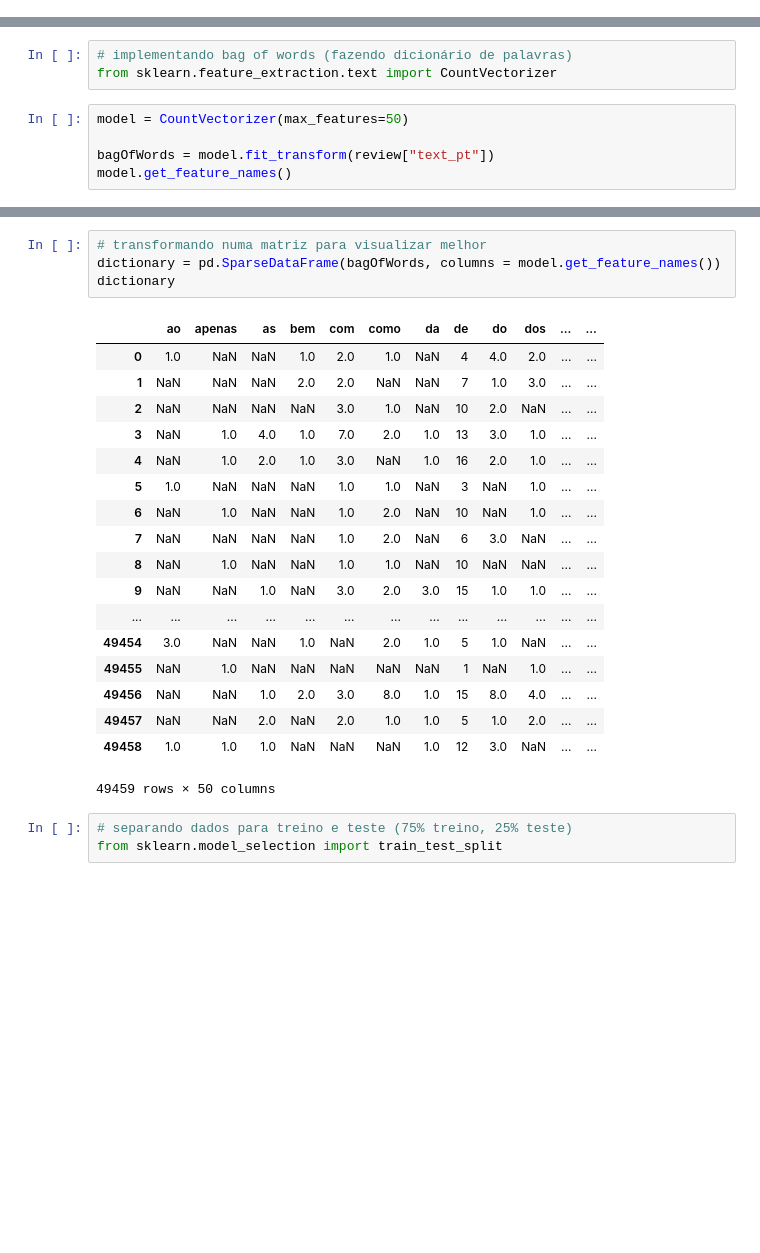
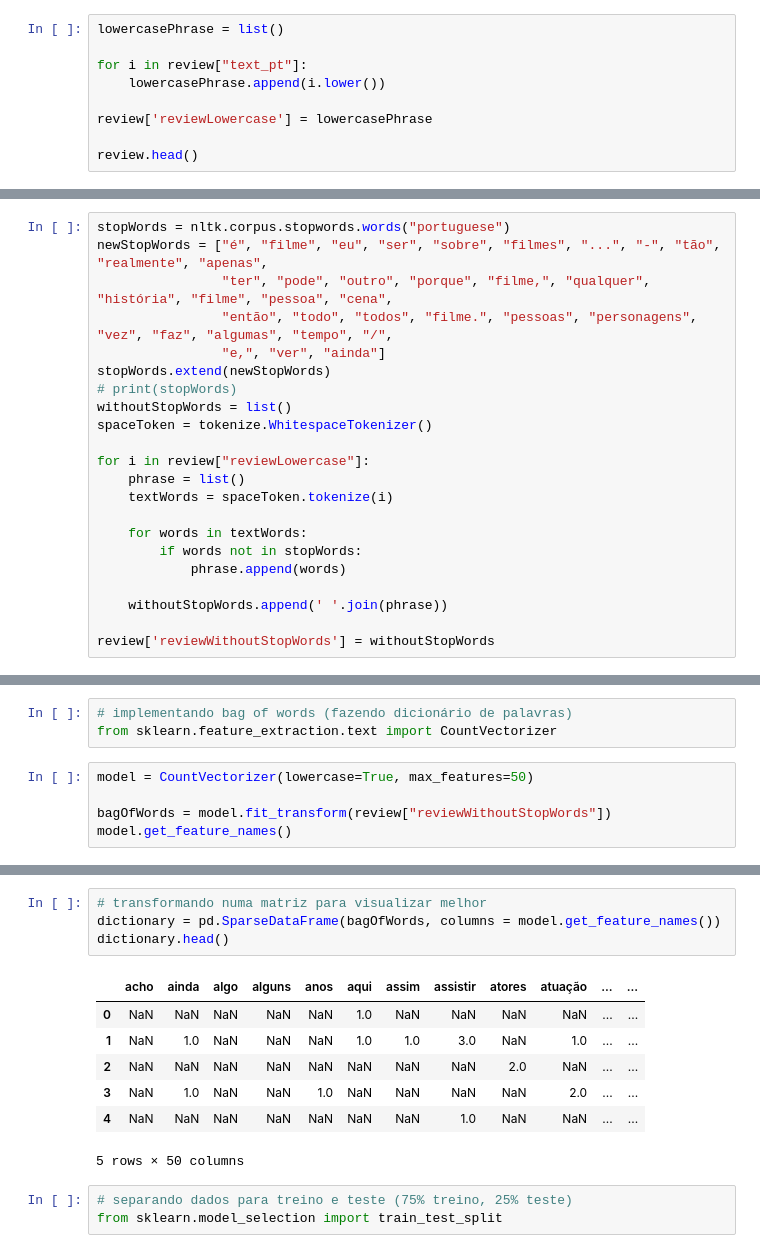
Before and after one commit to izmcm/machine-learning, a Jupyter notebook: [PLN]analise-filmes.ipynb, the cells around one changed output, grey strips where cells are left out. Saved outputs shown, nothing was run; the diff lists cells and outputs as text; blank space fills up the shorter version.

```diff
--- a/[PLN]analise-filmes.ipynb
+++ b/[PLN]analise-filmes.ipynb
@@ -43,3 +43,12 @@ print(review["sentimentBIN"].value_counts())
 0    24765
 1    24694
 Name: sentimentBIN, dtype: int64
+# %%
+lowercasePhrase = list()
+
+for i in review["text_pt"]:
+    lowercasePhrase.append(i.lower())
+
+review['reviewLowercase'] = lowercasePhrase
+
+review.head()
@@ -45,0 +99,22 @@ Name: sentimentBIN, dtype: int64
+# %%
+stopWords = nltk.corpus.stopwords.words("portuguese")
+newStopWords = ["é", "filme", "eu", "ser", "sobre", "filmes", "...", "-", "tão", "realmente", "apenas",
+                "ter", "pode", "outro", "porque", "filme,", "qualquer", "história", "filme", "pessoa", "cena",
+                "então", "todo", "todos", "filme.", "pessoas", "personagens", "vez", "faz", "algumas", "tempo", "/",
+                "e,", "ver", "ainda"]
+stopWords.extend(newStopWords)
+# print(stopWords)
+withoutStopWords = list()
+spaceToken = tokenize.WhitespaceTokenizer()
+
+for i in review["reviewLowercase"]:
+    phrase = list()
+    textWords = spaceToken.tokenize(i)
+
+    for words in textWords:
+        if words not in stopWords:
+            phrase.append(words)
+
+    withoutStopWords.append(' '.join(phrase))
+
+review['reviewWithoutStopWords'] = withoutStopWords
@@ -50,8 +252,8 @@ Neste modelo, o texto (uma frase ou documento) é representado como um multiconj
 # implementando bag of words (fazendo dicionário de palavras)
 from sklearn.feature_extraction.text import CountVectorizer
 # %%
-model = CountVectorizer(max_features=50)
+model = CountVectorizer(lowercase=True, max_features=50)
 
-bagOfWords = model.fit_transform(review["text_pt"])
+bagOfWords = model.fit_transform(review["reviewWithoutStopWords"])
 model.get_feature_names()
 # %% [output]
@@ -75,26 +277,15 @@ model.get_feature_names()
 # %%
 # transformando numa matriz para visualizar melhor
 dictionary = pd.SparseDataFrame(bagOfWords, columns = model.get_feature_names())
-dictionary
+dictionary.head()
 # %% [output]
-|  | ao | apenas | as | bem | com | como | da | de | do | dos | ... | ... |
-| 0 | 1.0 | NaN | NaN | 1.0 | 2.0 | 1.0 | NaN | 4 | 4.0 | 2.0 | ... | ... |
-| 1 | NaN | NaN | NaN | 2.0 | 2.0 | NaN | NaN | 7 | 1.0 | 3.0 | ... | ... |
-| 2 | NaN | NaN | NaN | NaN | 3.0 | 1.0 | NaN | 10 | 2.0 | NaN | ... | ... |
-| 3 | NaN | 1.0 | 4.0 | 1.0 | 7.0 | 2.0 | 1.0 | 13 | 3.0 | 1.0 | ... | ... |
-| 4 | NaN | 1.0 | 2.0 | 1.0 | 3.0 | NaN | 1.0 | 16 | 2.0 | 1.0 | ... | ... |
-| 5 | 1.0 | NaN | NaN | NaN | 1.0 | 1.0 | NaN | 3 | NaN | 1.0 | ... | ... |
-| 6 | NaN | 1.0 | NaN | NaN | 1.0 | 2.0 | NaN | 10 | NaN | 1.0 | ... | ... |
-| 7 | NaN | NaN | NaN | NaN | 1.0 | 2.0 | NaN | 6 | 3.0 | NaN | ... | ... |
-| 8 | NaN | 1.0 | NaN | NaN | 1.0 | 1.0 | NaN | 10 | NaN | NaN | ... | ... |
-| 9 | NaN | NaN | 1.0 | NaN | 3.0 | 2.0 | 3.0 | 15 | 1.0 | 1.0 | ... | ... |
-| ... | ... | ... | ... | ... | ... | ... | ... | ... | ... | ... | ... | ... |
-| 49454 | 3.0 | NaN | NaN | 1.0 | NaN | 2.0 | 1.0 | 5 | 1.0 | NaN | ... | ... |
-| 49455 | NaN | 1.0 | NaN | NaN | NaN | NaN | NaN | 1 | NaN | 1.0 | ... | ... |
-| 49456 | NaN | NaN | 1.0 | 2.0 | 3.0 | 8.0 | 1.0 | 15 | 8.0 | 4.0 | ... | ... |
-| 49457 | NaN | NaN | 2.0 | NaN | 2.0 | 1.0 | 1.0 | 5 | 1.0 | 2.0 | ... | ... |
-| 49458 | 1.0 | 1.0 | 1.0 | NaN | NaN | NaN | 1.0 | 12 | 3.0 | NaN | ... | ... |
+|  | acho | ainda | algo | alguns | anos | aqui | assim | assistir | atores | atuação | ... | ... |
+| 0 | NaN | NaN | NaN | NaN | NaN | 1.0 | NaN | NaN | NaN | NaN | ... | ... |
+| 1 | NaN | 1.0 | NaN | NaN | NaN | 1.0 | 1.0 | 3.0 | NaN | 1.0 | ... | ... |
+| 2 | NaN | NaN | NaN | NaN | NaN | NaN | NaN | NaN | 2.0 | NaN | ... | ... |
+| 3 | NaN | 1.0 | NaN | NaN | 1.0 | NaN | NaN | NaN | NaN | 2.0 | ... | ... |
+| 4 | NaN | NaN | NaN | NaN | NaN | NaN | NaN | 1.0 | NaN | NaN | ... | ... |
-49459 rows × 50 columns
+5 rows × 50 columns
 # %%
 # separando dados para treino e teste (75% treino, 25% teste)
 from sklearn.model_selection import train_test_split
```
Also changed, not shown: parts of 36 cells of this notebook.
